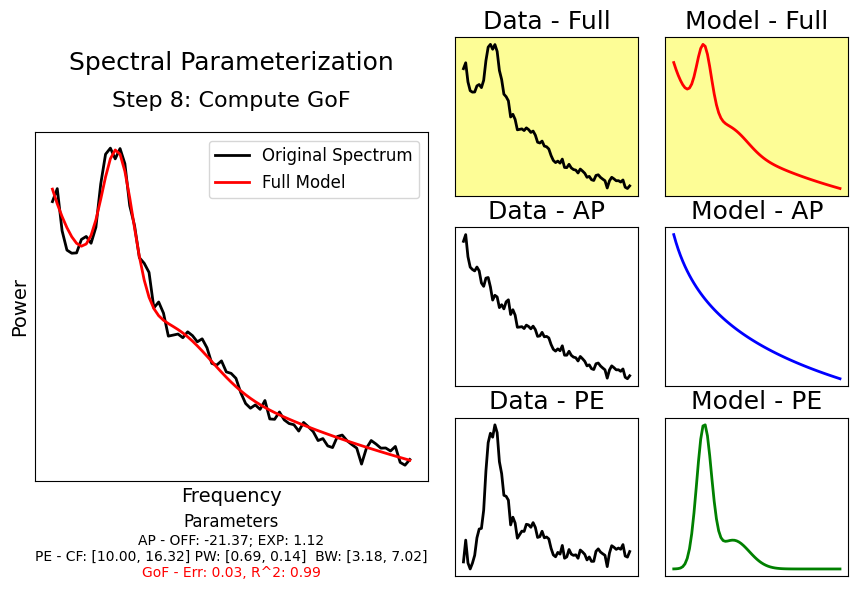
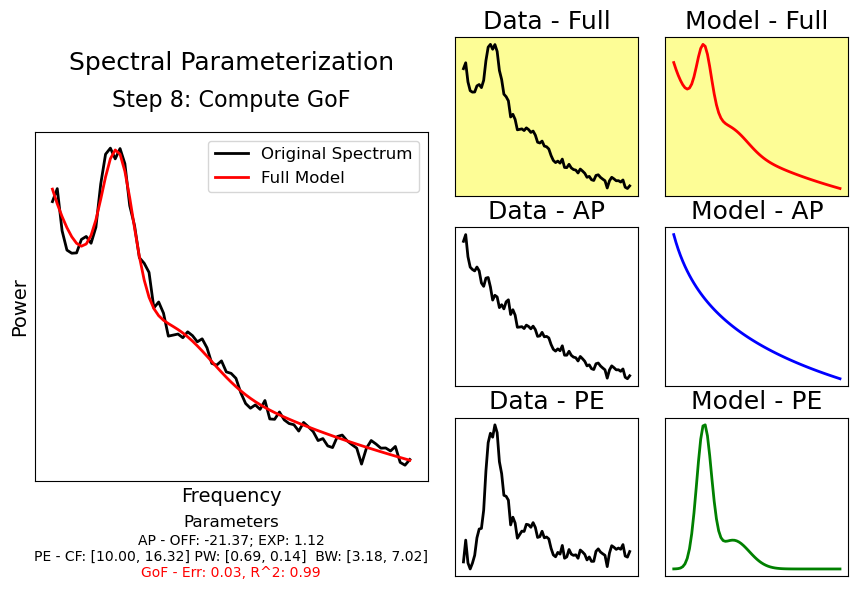
The change to this notebook cell's code, shown as a diff; its figure went from the first image to the second:
--- before
+++ after
@@ -10,8 +10,8 @@
 plot_spectra(fm.data.freqs, fm.results.model.get_component('aperiodic'), ax=axes['model_ap'],
              color=PLT_COLORS['aperiodic'], **labels)
-plot_spectra(fm.data.freqs, fm.get_data('peak'), ax=axes['data_pe'], color=PLT_COLORS['data'], **labels)
+plot_spectra(fm.data.freqs, fm.data.get_data('peak'), ax=axes['data_pe'], color=PLT_COLORS['data'], **labels)
 plot_spectra(fm.data.freqs, fm.results.model.get_component('peak'), ax=axes['model_pe'],
              color=PLT_COLORS['periodic'], **labels)
-plot_spectra(fm.data.freqs, fm.get_data('aperiodic'), ax=axes['data_ap'],
+plot_spectra(fm.data.freqs, fm.data.get_data('aperiodic'), ax=axes['data_ap'],
              color=PLT_COLORS['data'], **labels)
 plot_spectra(fm.data.freqs, fm.results.model.get_component('full'), ax=axes['model_fu'],

Commit: update viz for udpated specparam